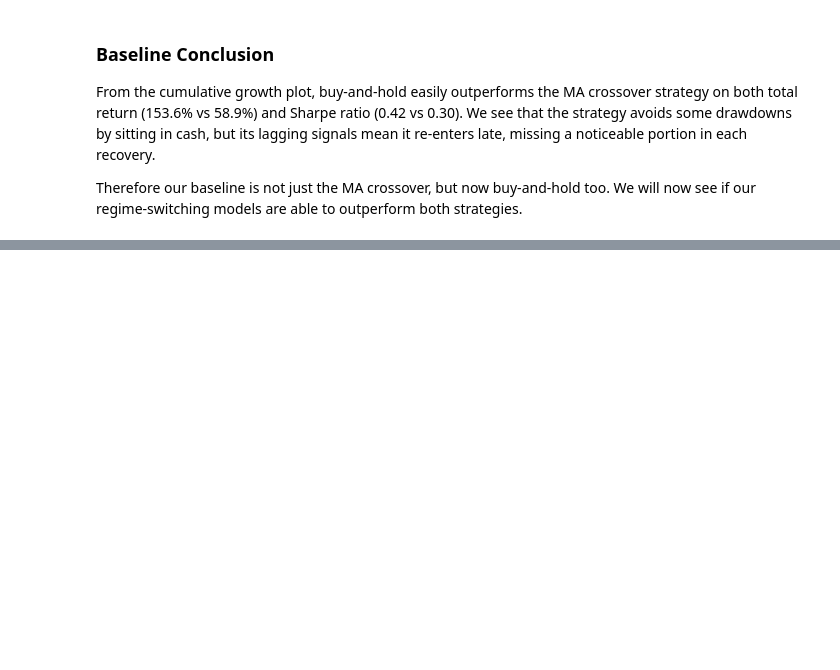
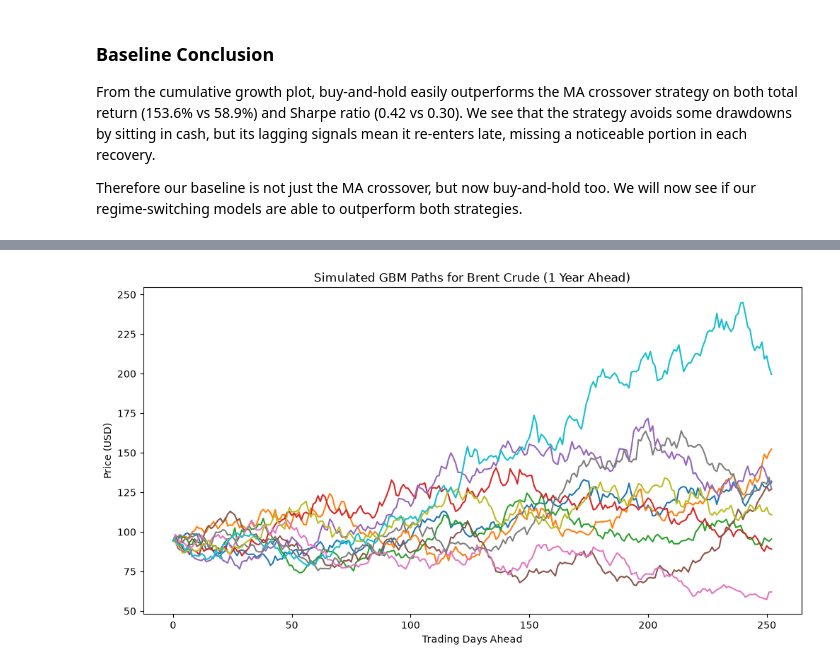
Before and after one commit to myuran-t/brent-crude-regime-model, a Jupyter notebook: brent_regime_model.ipynb, the cells around one changed output, grey strips where cells are left out. Saved outputs shown, nothing was run; the diff lists cells and outputs as text; code cells hidden in the pictures; blank space fills up the shorter version.

```diff
--- a/brent_regime_model.ipynb
+++ b/brent_regime_model.ipynb
@@ -197,0 +213,3 @@ Therefore our baseline is not just the MA crossover, but now buy-and-hold too. W
+# %%
+brent['LogReturn'] = np.log(brent['Close'] / brent['Close'].shift(1)) # calculate log returns
+brent[['Close', 'DailyReturn', 'LogReturn']].tail()
@@ -197,0 +224,6 @@ Therefore our baseline is not just the MA crossover, but now buy-and-hold too. W
+# %%
+mu = brent['LogReturn'].mean() * 252
+sigma = brent['LogReturn'].std() * np.sqrt(252)
+
+print(f"Annualized drift (μ): {mu:.4f}")
+print(f"Annualized volatility (σ): {sigma:.4f}")
@@ -197,0 +237,24 @@ Therefore our baseline is not just the MA crossover, but now buy-and-hold too. W
+# %%
+np.random.seed(42)  # for reproducibility
+
+S0 = brent['Close'].iloc[-1]   # last observed price
+T = 1                          # time horizon in years
+dt = 1/252                     # time step in years (daily)
+N = int(T/dt)                  # number of time steps
+n_paths = 10                   # number of simulated paths
+
+simulated_paths = np.zeros((N+1, n_paths))
+simulated_paths[0] = S0
+
+for t in range(1, N+1):
+    Z = np.random.standard_normal(n_paths)
+    simulated_paths[t] = simulated_paths[t-1] * np.exp((mu - 0.5 * sigma**2) * dt + sigma * np.sqrt(dt) * Z) # simulate GBM paths
+
+plt.figure(figsize=(12, 6)) # plot the simulated paths
+plt.plot(simulated_paths)
+plt.title('Simulated GBM Paths for Brent Crude (1 Year Ahead)')
+plt.xlabel('Trading Days Ahead')
+plt.ylabel('Price (USD)')
+plt.show()
+# %% [output]
+[figure, added]
```
Also changed, not shown: parts of 7 cells of this notebook.
